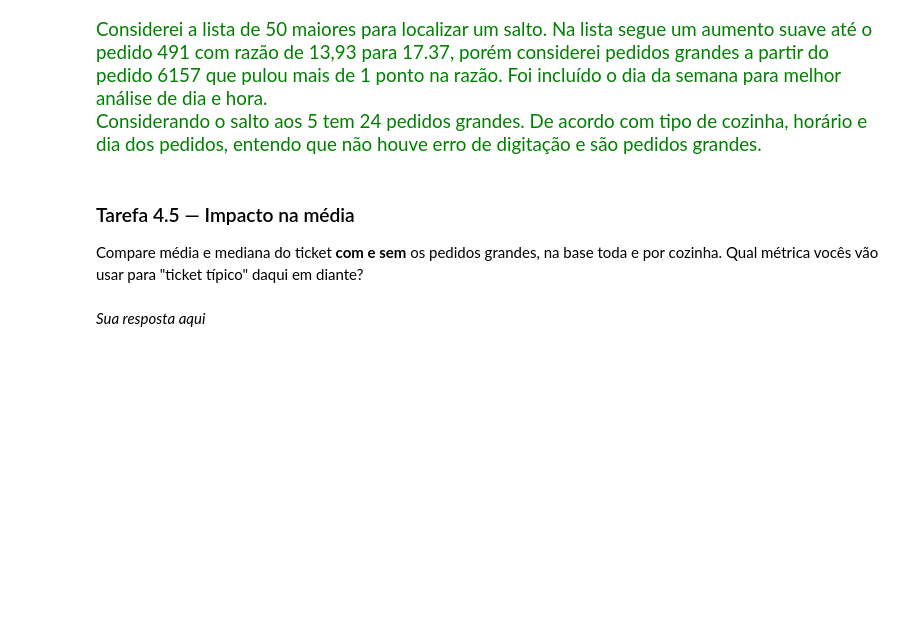
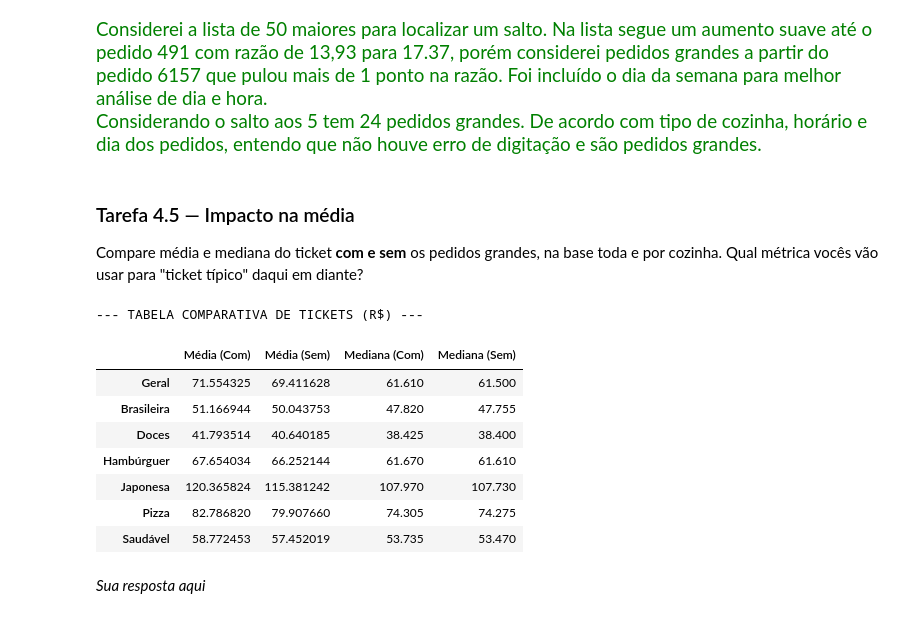
Before and after one commit to eduardoschlemer/TRABALHO-FINAL-ANALISE-EXPLORATORIA, a Jupyter notebook: projeto_final.ipynb, the cells around one changed output. Drawn from its saved outputs; the diff is of its cells as text; code cells hidden in the pictures; blank space fills up the shorter version.

```diff
--- a/projeto_final.ipynb
+++ b/projeto_final.ipynb
@@ -932,6 +946,52 @@ Considerando o salto aos 5 tem 24 pedidos grandes. De acordo com tipo de cozinha
 # %% [markdown]
 ### Tarefa 4.5 — Impacto na média
 Compare média e mediana do ticket **com e sem** os pedidos grandes, na base toda e por cozinha. Qual métrica vocês vão usar para "ticket típico" daqui em diante?
+# %%
+# Criando a base filtrada (sem os pedidos grandes) usando a sua flag
+df_sem_grandes = df[~df["pedido_grande"]]
+
+
+# Função interna para calcular as métricas agregadas
+def calcular_metricas(dataframe):
+    # Geral (Base Toda)
+    geral = dataframe["valor_pedido"].agg(["mean", "median"]).to_frame().T
+    geral.index = ["Geral"]
+
+    # Por Cozinha
+    por_cozinha = dataframe.groupby("tipo_cozinha")["valor_pedido"].agg(
+        ["mean", "median"]
+    )
+
+    return pd.concat([geral, por_cozinha])
+
+
+# Calculando para as duas bases
+df_com = calcular_metricas(df).rename(
+    columns={"mean": "Média (Com)", "median": "Mediana (Com)"}
+)
+df_sem = calcular_metricas(df_sem_grandes).rename(
+    columns={"mean": "Média (Sem)", "median": "Mediana (Sem)"}
+)
+
+# Cruzando os dados na tabela final
+comparativo = pd.concat([df_com, df_sem], axis=1)
+
+print("--- TABELA COMPARATIVA DE TICKETS (R$) ---")
+display(
+    comparativo[
+        ["Média (Com)", "Média (Sem)", "Mediana (Com)", "Mediana (Sem)"]
+    ]
+)
+# %% [output]
+--- TABELA COMPARATIVA DE TICKETS (R$) ---
+|  | Média (Com) | Média (Sem) | Mediana (Com) | Mediana (Sem) |
+| Geral | 71.554325 | 69.411628 | 61.610 | 61.500 |
+| Brasileira | 51.166944 | 50.043753 | 47.820 | 47.755 |
+| Doces | 41.793514 | 40.640185 | 38.425 | 38.400 |
+| Hambúrguer | 67.654034 | 66.252144 | 61.670 | 61.610 |
+| Japonesa | 120.365824 | 115.381242 | 107.970 | 107.730 |
+| Pizza | 82.786820 | 79.907660 | 74.305 | 74.275 |
+| Saudável | 58.772453 | 57.452019 | 53.735 | 53.470 |
 # %% [markdown]
 *Sua resposta aqui*
 # %%
```
Also changed, not shown: parts of 11 cells of this notebook.
